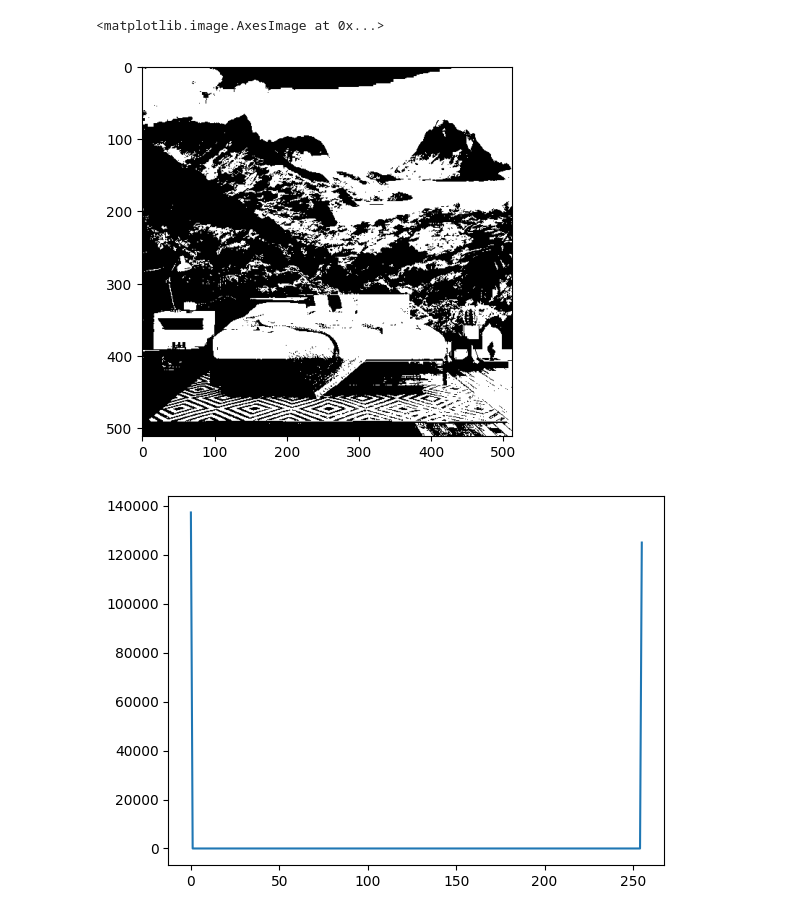
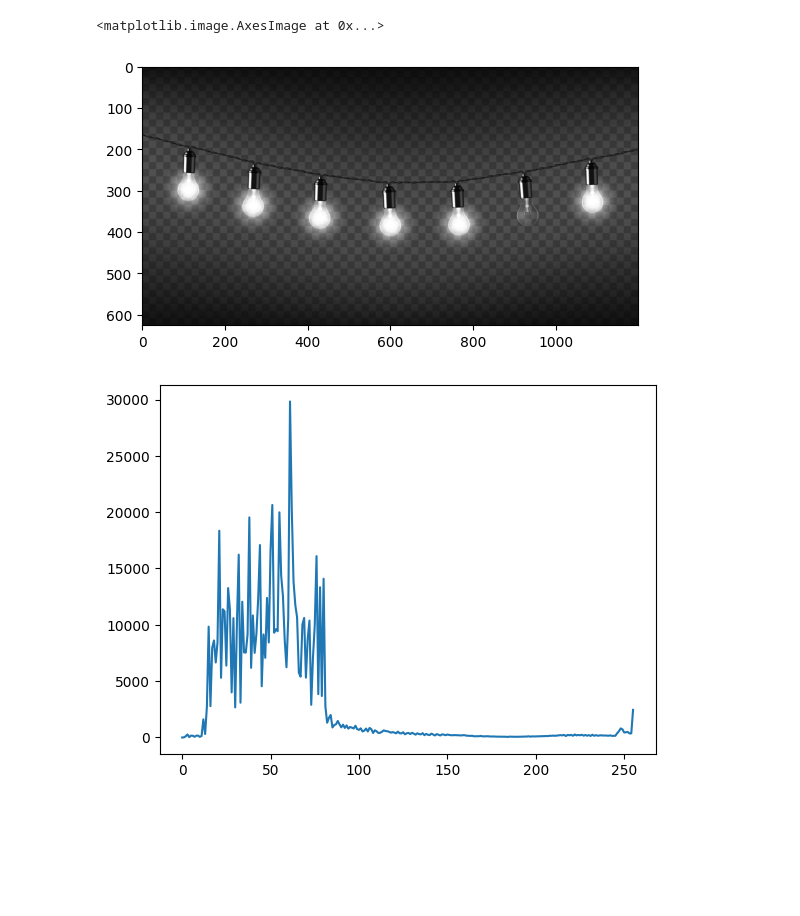
Before and after one commit to wikolego/wikolego-repository, a Jupyter notebook: ai-path/projects/image-to-black-white/source1.ipynb, the cells around one changed output. Drawn from its saved outputs; the diff is of its cells as text; code cells hidden in the pictures; blank space fills up the shorter version.

Commit message:
added image files and modified ipynb files

```diff
--- a/ai-path/projects/image-to-black-white/source1.ipynb
+++ b/ai-path/projects/image-to-black-white/source1.ipynb
@@ -1,32 +1,32 @@
 # %%
 import cv2
 import os
 from matplotlib import pyplot as plt
 
-fileName = 'image.webp'
+fileName = "img2.webp"
 if not os.path.exists(fileName):
   open(fileName, 'wb').write()
 
-img = cv2.imread("image.webp")
+img = cv2.imread(fileName)
 img = cv2.cvtColor(img, cv2.COLOR_BGR2GRAY)
 
-height, width = img.shape
+# height, width = img.shape
 
-for r in range(height):
-  for c in range(width):
-    if img[r, c] < 128:
-      img[r, c] = 0
-    else:
-      img[r, c] = 255
+# for r in range(height):
+#   for c in range(width):
+#     if img[r, c] < 128:
+#       img[r, c] = 0
+#     else:
+#       img[r, c] = 255
 
 plt.imshow(img, cmap=plt.get_cmap('gray'))
 # %% [output]
 <matplotlib.image.AxesImage at 0x...>
-[figure, old version]
+[figure, new version]
 # %%
 histogram = cv2.calcHist([img], [0], None, [256], [0, 256])
 
 plt.plot(histogram)
 plt.show()
 # %% [output]
-[figure, old version]
+[figure, new version]
```
Also changed, not shown: 4 other files.
